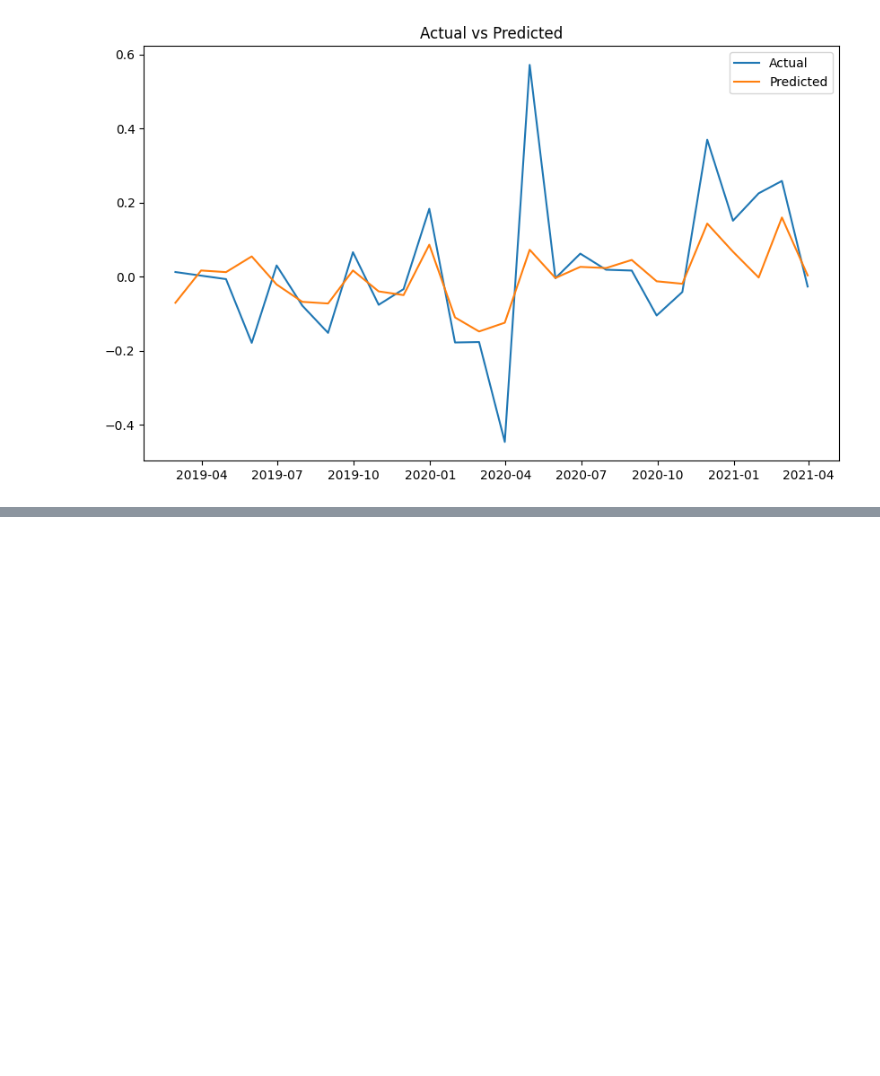
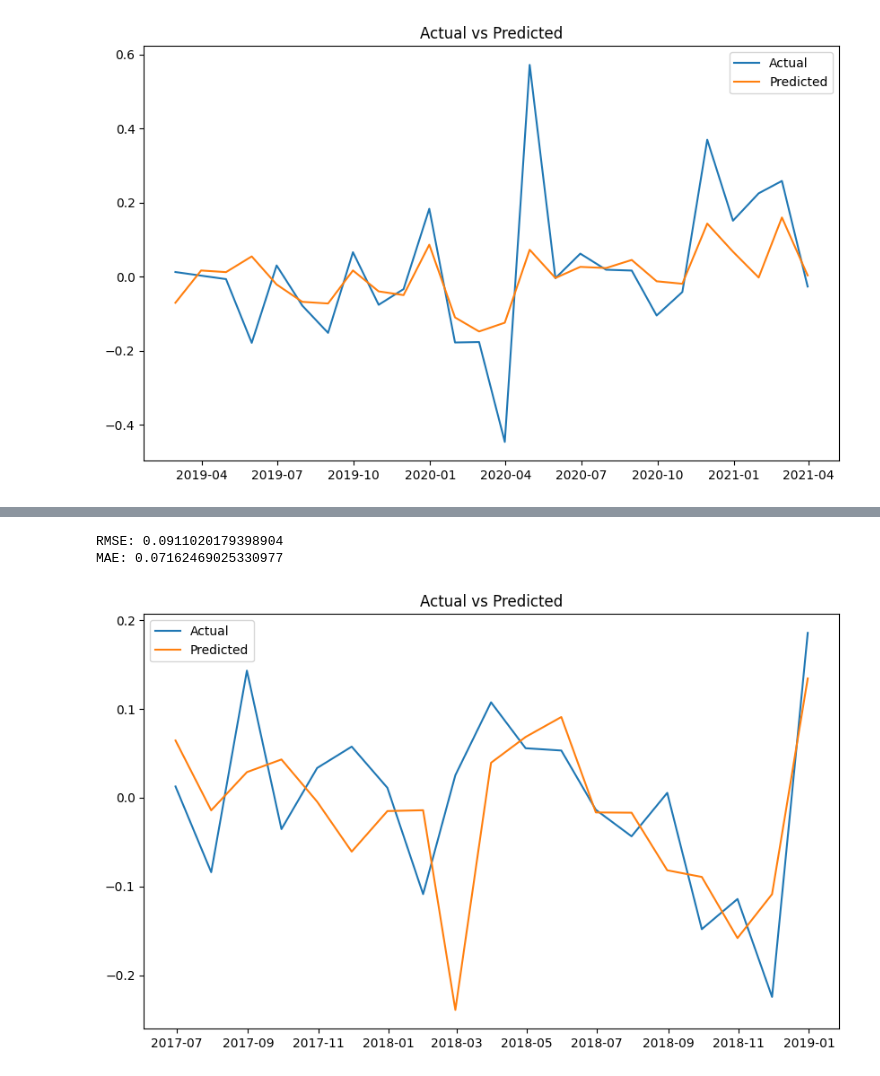
Before and after one commit to Marcello1099/uva-msc-ds-thesis, a Jupyter notebook: eda_energy.ipynb, the cells around one changed output, grey strips where cells are left out. Cells and saved outputs as stored; diff of their text form; code cells hidden in the pictures; blank space fills up the shorter version.

```diff
--- a/eda_energy.ipynb
+++ b/eda_energy.ipynb
@@ -387,0 +351,29 @@ mean_squared_error(y_test, model.predict(X_test))
+# %%
+# Convert the predictions to a flat array
+y_pred_flat = np.array(y_pred).flatten()
+
+# Convert the predictions and the test data to percentage change
+actual_predictions = pd.Series(y_pred_flat).pct_change()[1:]
+actual_y_test = pd.Series(y_test).pct_change()[1:]
+
+# Calculate RMSE
+rmse = np.sqrt(mean_squared_error(actual_y_test, actual_predictions))
+mae = mean_absolute_error(actual_y_test, actual_predictions)
+print(f'RMSE: {rmse}')
+print(f'MAE: {mae}')
+# %% [output]
+RMSE: 0.0911020179398904
+MAE: 0.07162469025330977
+# %%
+# Plot actual vs predicted values
+plt.figure(figsize=(10, 6))
+# plt.plot([x[1] for x in y_test.index], y_test, label='Actual')
+# plt.plot([x[1] for x in y_test.index], predictions, label='Predicted')
+
+plt.plot([x[1] for x in actual_y_test.index], actual_y_test.to_list(), label='Actual')
+plt.plot([x[1] for x in actual_y_test.index], actual_predictions, label='Predicted')
+plt.legend(loc='best')
+plt.title('Actual vs Predicted')
+plt.show()
+# %% [output]
+[figure, added]
```
Also changed, not shown: parts of 32 cells of this notebook.
